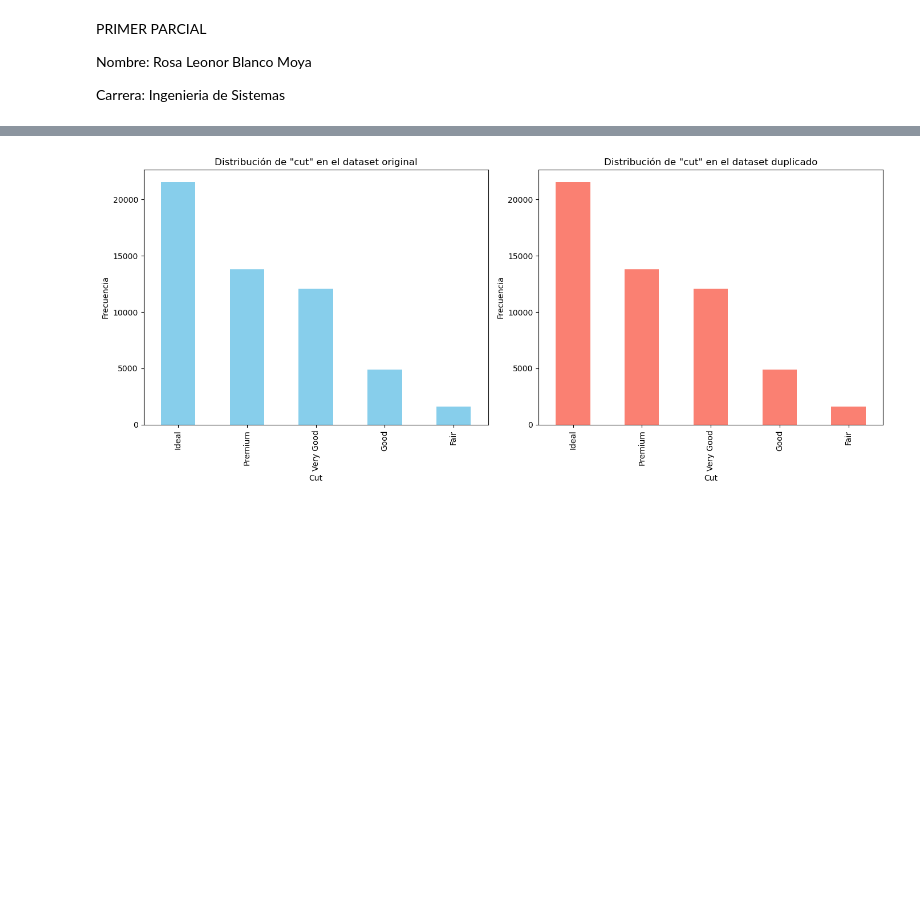
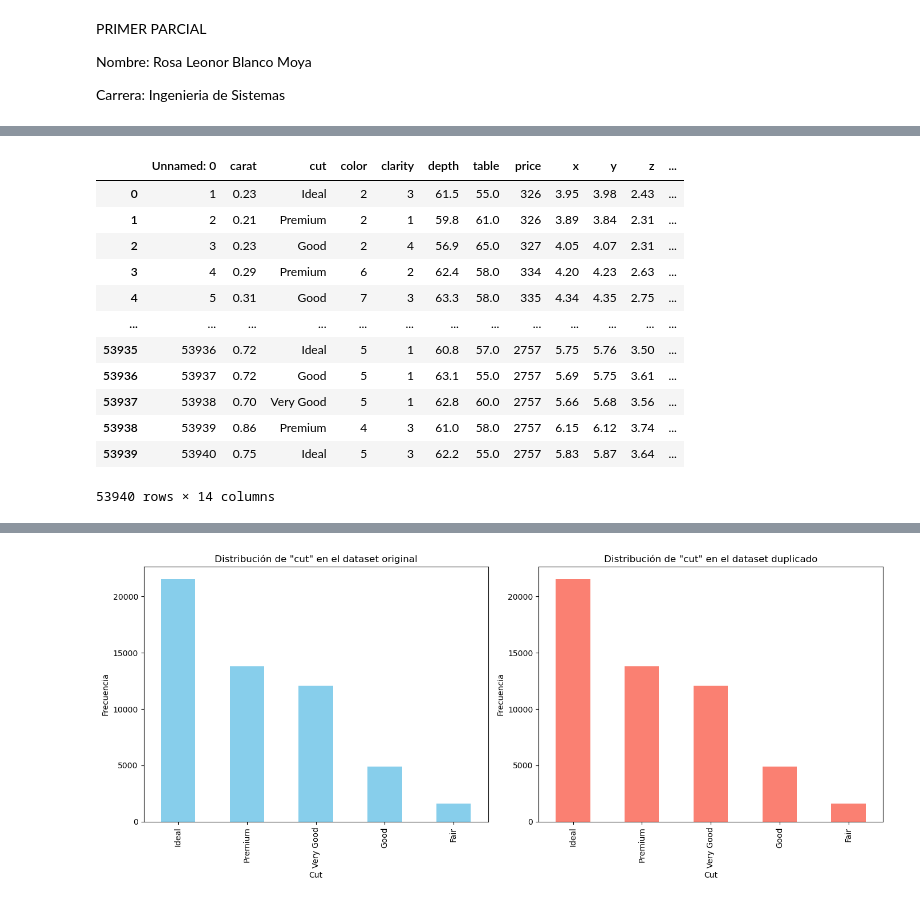
Before and after one commit to RosaCe21/Blanco-Moya-Rosa-Leonor-SIS420-AI, a Jupyter notebook: parciales/primer parcial/primer_parcial.ipynb, the cells around one changed output, grey strips where cells are left out. Saved outputs shown, nothing was run; the diff lists cells and outputs as text; code cells hidden in the pictures; blank space fills up the shorter version.

```diff
--- a/parciales/primer parcial/primer_parcial.ipynb
+++ b/parciales/primer parcial/primer_parcial.ipynb
@@ -167,0 +115,8 @@ print(df_final)
+# %%
+# Definir el mapeo de las clases a números
+mapeo = {'super economico':1, 'economico':2, 'precio normal':3, 'costoso':4, 'muy costoso':5}
+
+# Reemplazar las clases por números en la columna 'economico'
+data['economico'] = data['economico'].replace(mapeo)
+
+data
@@ -167,0 +137,14 @@ print(df_final)
+# %%
+# Definir el mapeo de las clases a números
+mapeo = {'i':1, 'p':2, 'g':3, 'v':4, 'f':5}
+
+# Reemplazar las clases por números en la columna 'economico'
+data['calidad_del_corte'] = data['calidad_del_corte'].replace(mapeo)
+
+# Definir el mapeo de las clases a números
+mapeo = {True:1, False:2 }
+
+# Reemplazar las clases por números en la columna 'economico'
+data['pesado'] = data['pesado'].replace(mapeo)
+
+data
@@ -167,0 +183,28 @@ print(df_final)
+# %%
+# Definir el mapeo de las clases a números
+mapeo = {'G':1,'E':2 , 'F':3,'H':4,'D':5,'I':6,'J':7 }
+
+# Reemplazar las clases por números en la columna 'economico'
+data['color'] = data['color'].replace(mapeo)
+
+# Definir el mapeo de las clases a números
+mapeo = {'SI1':1 ,'VS2':2 ,'SI2':3  ,'VS1':4 ,'VVS2':5 ,'VVS1':6 ,'IF':7 ,'I1':8}
+
+# Reemplazar las clases por números en la columna 'economico'
+data['clarity'] = data['clarity'].replace(mapeo)
+
+data
+# %% [output]
+|  | Unnamed: 0 | carat | cut | color | clarity | depth | table | price | x | y | z | ... |
+| 0 | 1 | 0.23 | Ideal | 2 | 3 | 61.5 | 55.0 | 326 | 3.95 | 3.98 | 2.43 | ... |
+| 1 | 2 | 0.21 | Premium | 2 | 1 | 59.8 | 61.0 | 326 | 3.89 | 3.84 | 2.31 | ... |
+| 2 | 3 | 0.23 | Good | 2 | 4 | 56.9 | 65.0 | 327 | 4.05 | 4.07 | 2.31 | ... |
+| 3 | 4 | 0.29 | Premium | 6 | 2 | 62.4 | 58.0 | 334 | 4.20 | 4.23 | 2.63 | ... |
+| 4 | 5 | 0.31 | Good | 7 | 3 | 63.3 | 58.0 | 335 | 4.34 | 4.35 | 2.75 | ... |
+| ... | ... | ... | ... | ... | ... | ... | ... | ... | ... | ... | ... | ... |
+| 53935 | 53936 | 0.72 | Ideal | 5 | 1 | 60.8 | 57.0 | 2757 | 5.75 | 5.76 | 3.50 | ... |
+| 53936 | 53937 | 0.72 | Good | 5 | 1 | 63.1 | 55.0 | 2757 | 5.69 | 5.75 | 3.61 | ... |
+| 53937 | 53938 | 0.70 | Very Good | 5 | 1 | 62.8 | 60.0 | 2757 | 5.66 | 5.68 | 3.56 | ... |
+| 53938 | 53939 | 0.86 | Premium | 4 | 3 | 61.0 | 58.0 | 2757 | 6.15 | 6.12 | 3.74 | ... |
+| 53939 | 53940 | 0.75 | Ideal | 5 | 3 | 62.2 | 55.0 | 2757 | 5.83 | 5.87 | 3.64 | ... |
+53940 rows × 14 columns
```
Also changed, not shown: parts of 40 cells of this notebook, 4 other files.
